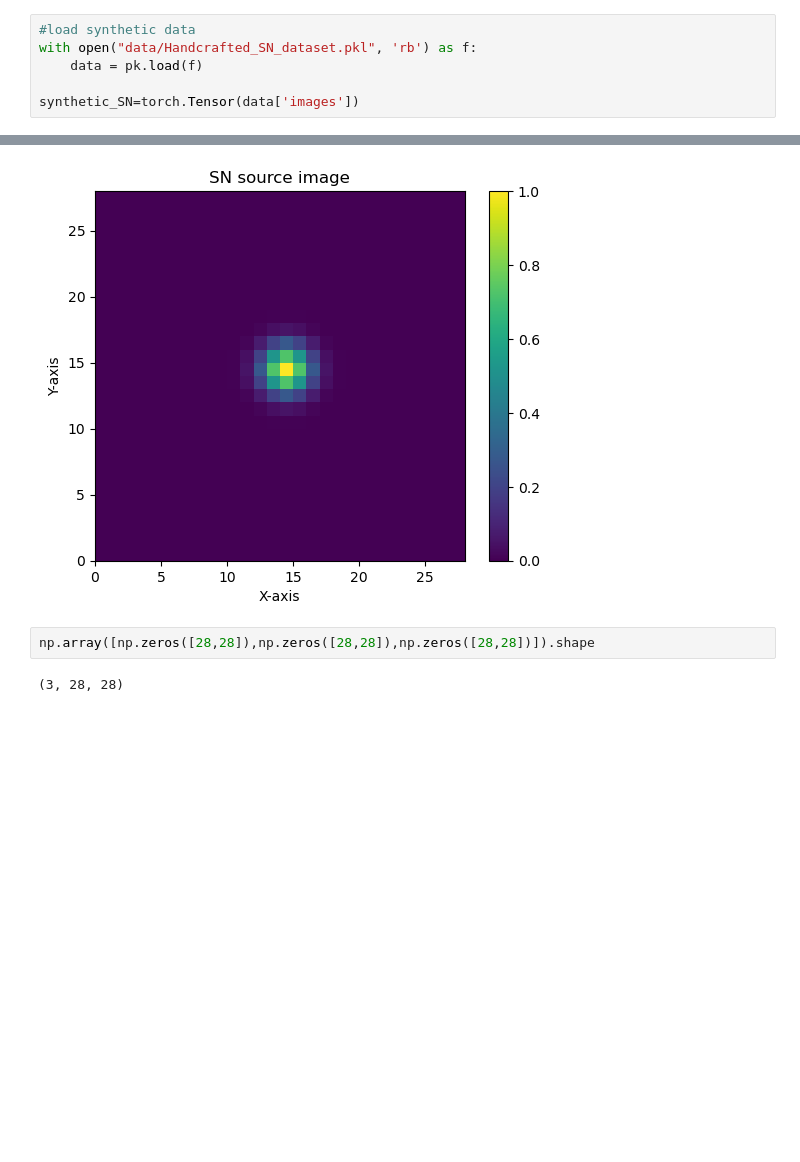
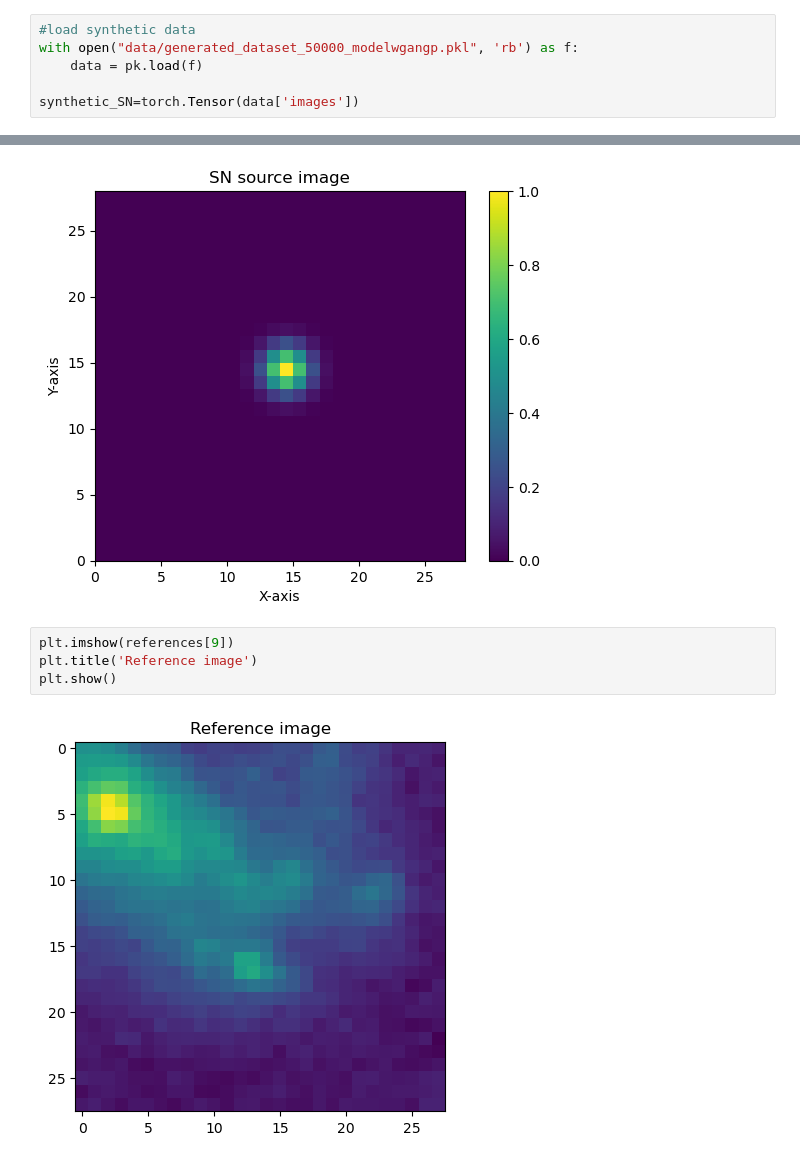
Before and after one commit to nfierroflo/Astronomical-Images-with-GANs, a Jupyter notebook: binary_class_experiments.ipynb, the cells around one changed output, grey strips where cells are left out. Cells and saved outputs as stored; diff of their text form; blank space fills up the shorter version.

```diff
--- a/binary_class_experiments.ipynb
+++ b/binary_class_experiments.ipynb
@@ -338,7 +338,7 @@ tensor([400, 400])
 tensor([400, 100])
 # %%
 #load synthetic data
-with open("data/Handcrafted_SN_dataset.pkl", 'rb') as f:
+with open("data/generated_dataset_50000_modelwgangp.pkl", 'rb') as f:
     data = pk.load(f)
 
 synthetic_SN=torch.Tensor(data['images'])
@@ -471,7 +468,9 @@ plt.colorbar()
 plt.show()
 # %% [output]
 [figure]
-# %%
-np.array([np.zeros([28,28]),np.zeros([28,28]),np.zeros([28,28])]).shape
-# %% [output]
-(3, 28, 28)
+# %%
+plt.imshow(references[9])
+plt.title('Reference image')
+plt.show()
+# %% [output]
+[figure, added]
```
Also changed, not shown: parts of 4 cells of this notebook, 18 other files.
